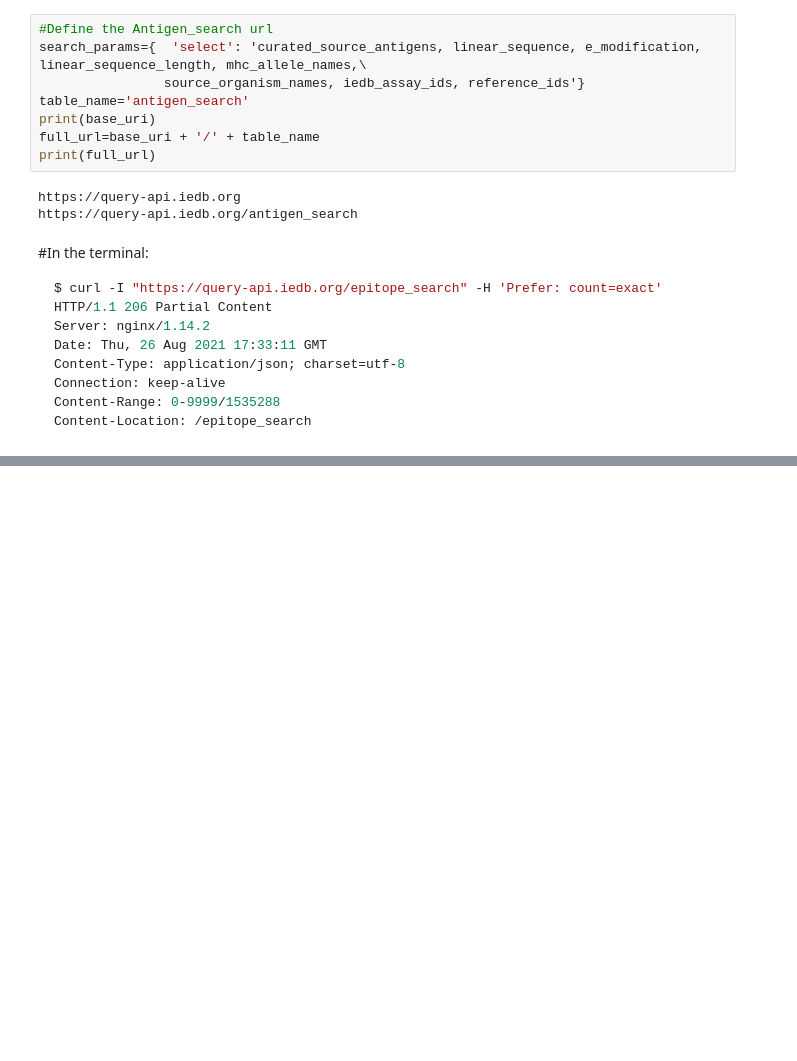
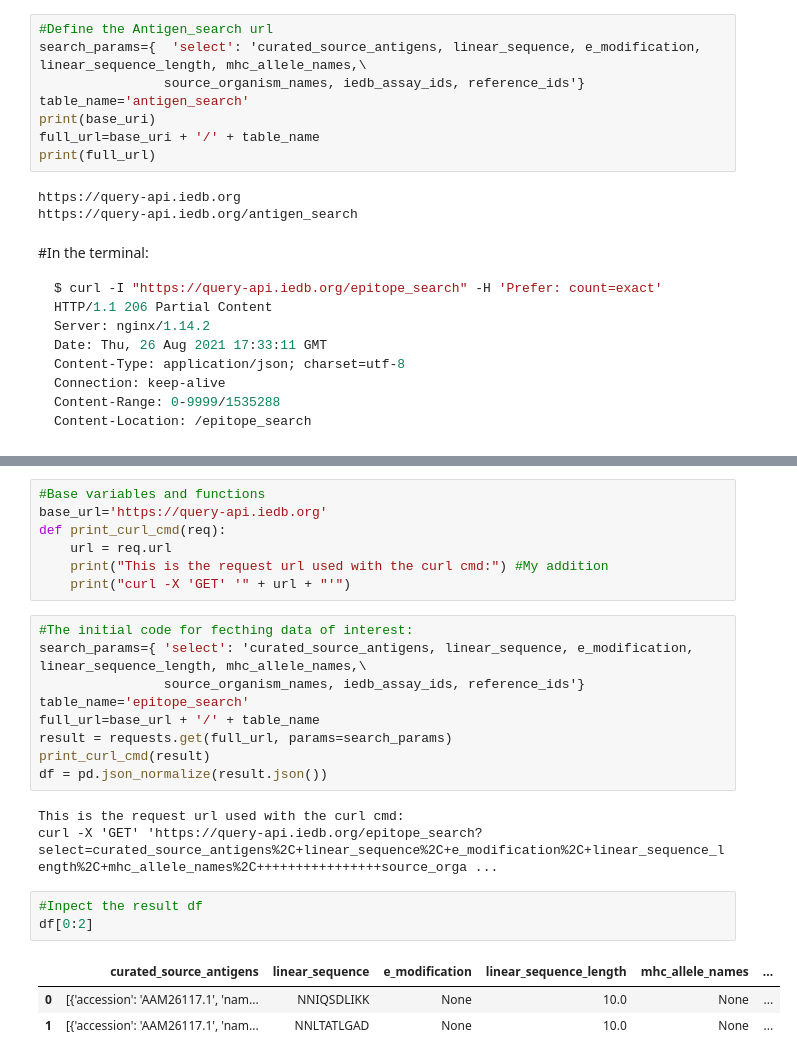
Before and after one commit to Nikolaj-pagh/Coursework-python101, a Jupyter notebook: Course.ipynb, the cells around one changed output, grey strips where cells are left out. Saved outputs shown, nothing was run; the diff lists cells and outputs as text; blank space fills up the shorter version.

```diff
--- a/Course.ipynb
+++ b/Course.ipynb
@@ -282,0 +508,26 @@ Aims:
+# %%
+#Base variables and functions
+base_url='https://query-api.iedb.org'
+def print_curl_cmd(req):
+    url = req.url
+    print("This is the request url used with the curl cmd:") #My addition
+    print("curl -X 'GET' '" + url + "'")
+# %%
+#The initial code for fecthing data of interest:
+search_params={ 'select': 'curated_source_antigens, linear_sequence, e_modification, linear_sequence_length, mhc_allele_names,\
+                source_organism_names, iedb_assay_ids, reference_ids'}
+table_name='epitope_search'
+full_url=base_url + '/' + table_name
+result = requests.get(full_url, params=search_params)
+print_curl_cmd(result)
+df = pd.json_normalize(result.json())
+# %% [output]
+This is the request url used with the curl cmd:
+curl -X 'GET' 'https://query-api.iedb.org/epitope_search?select=curated_source_antigens%2C+linear_sequence%2C+e_modification%2C+linear_sequence_length%2C+mhc_allele_names%2C++++++++++++++++source_orga ...
+# %%
+#Inpect the result df
+df[0:2]
+# %% [output]
+|  | curated_source_antigens | linear_sequence | e_modification | linear_sequence_length | mhc_allele_names | ... |
+| 0 | [{'accession': 'AAM26117.1', 'nam... | NNIQSDLIKK | None | 10.0 | None | ... |
+| 1 | [{'accession': 'AAM26117.1', 'nam... | NNLTATLGAD | None | 10.0 | None | ... |
```
Also changed, not shown: parts of 21 cells of this notebook.
